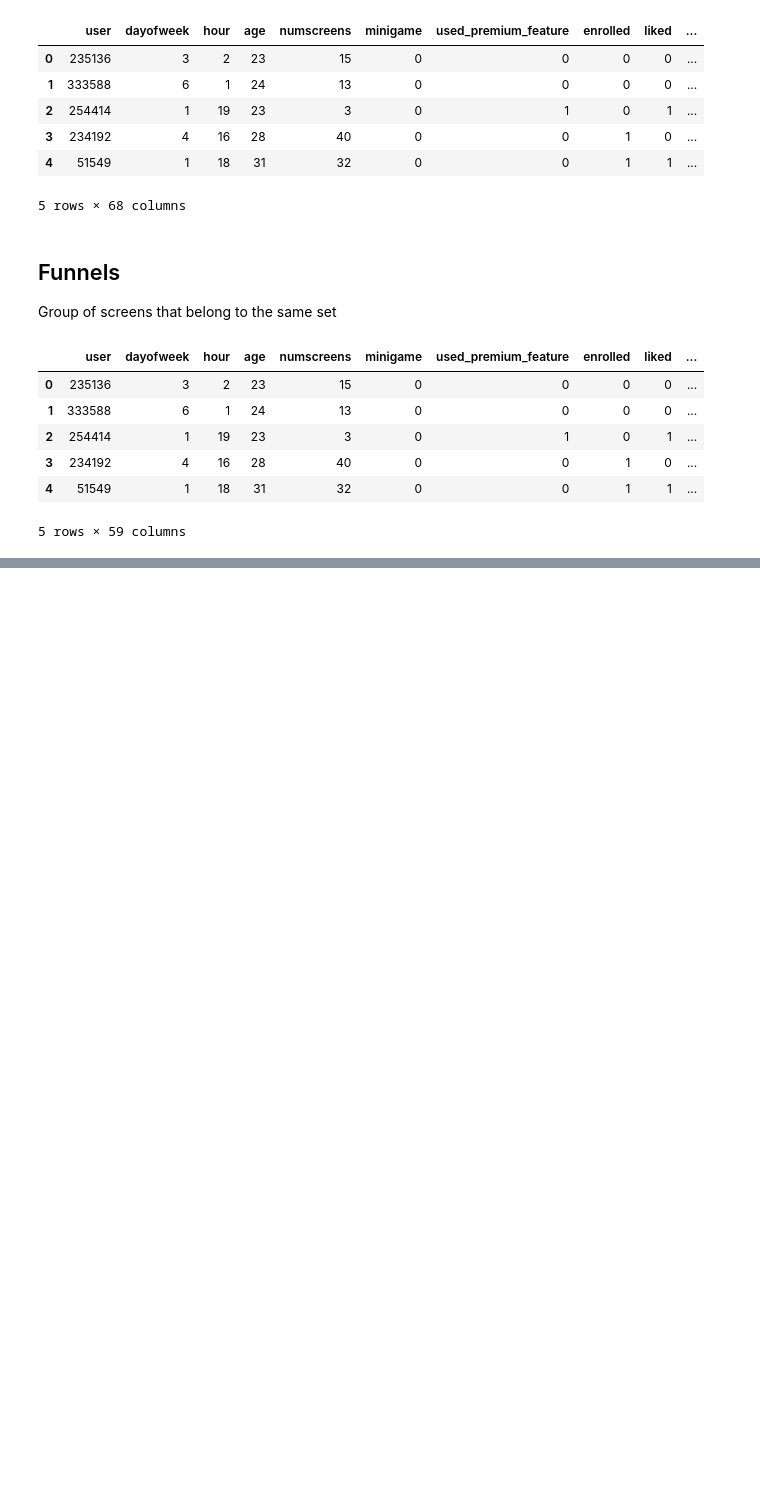
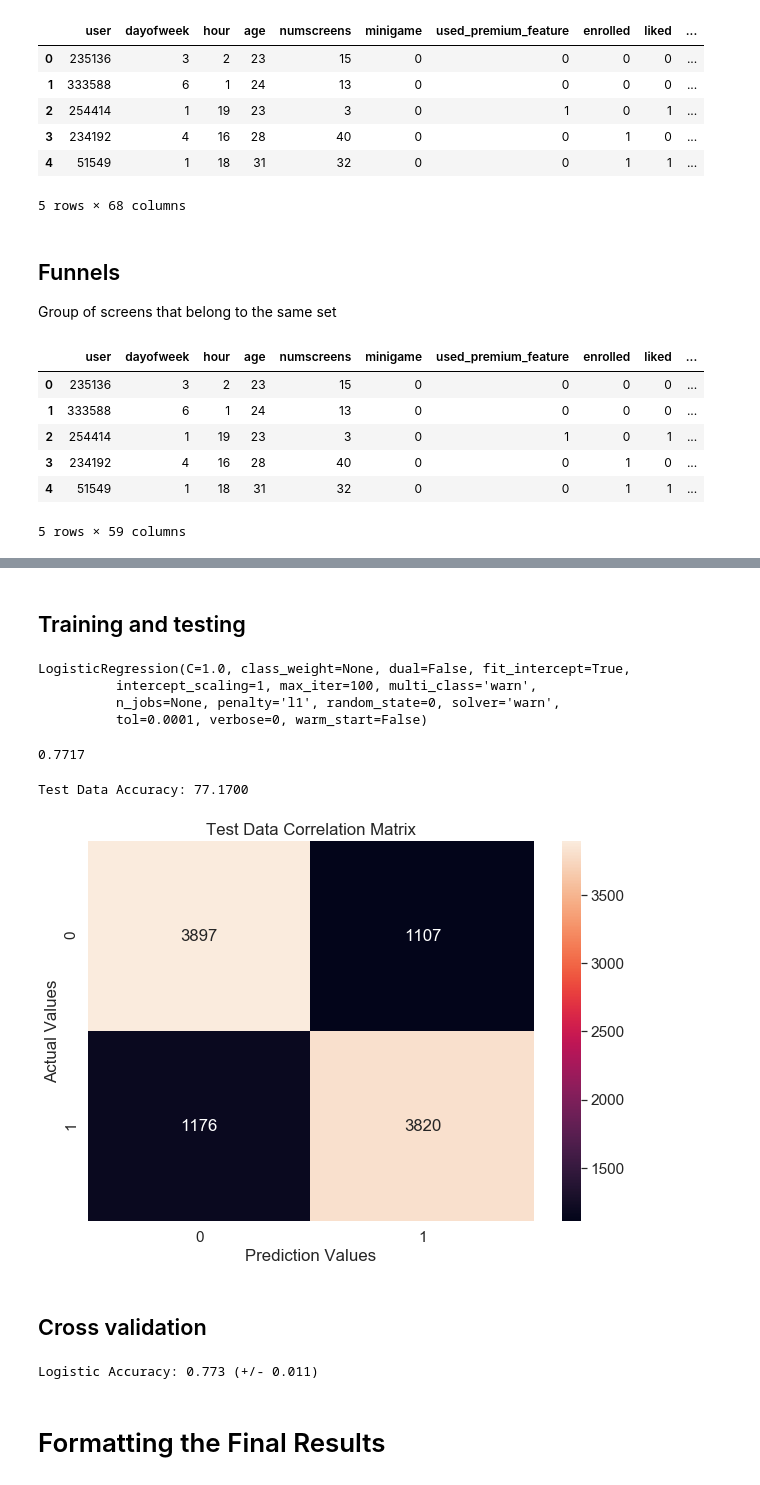
Before and after one commit to DGV1995/Curso-Practical-Machine-Learning, a Jupyter notebook: Notebooks/Customers.ipynb, the cells around one changed output, grey strips where cells are left out. Saved outputs shown, nothing was run; the diff lists cells and outputs as text; code cells hidden in the pictures; blank space fills up the shorter version.

```diff
--- a/Notebooks/Customers.ipynb
+++ b/Notebooks/Customers.ipynb
@@ -219,0 +306,2 @@ dataset.head()
+# %% [markdown]
+## Training and testing
@@ -219,0 +310,16 @@ dataset.head()
+# %%
+classifier = LogisticRegression(random_state=0, penalty="l1")
+# L1 penalization is very important in models ind which you are working with mobile app screens
+# %%
+classifier.fit(X_train_scaled, y_train)
+# %% [output]
+LogisticRegression(C=1.0, class_weight=None, dual=False, fit_intercept=True,
+          intercept_scaling=1, max_iter=100, multi_class='warn',
+          n_jobs=None, penalty='l1', random_state=0, solver='warn',
+          tol=0.0001, verbose=0, warm_start=False)
+# %%
+classifier.score(X_test_scaled, y_test)
+# %% [output]
+0.7717
+# %%
+y_pred = classifier.predict(X_test_scaled)
@@ -219,0 +328,21 @@ dataset.head()
+# %%
+cm = confusion_matrix(y_test, y_pred)
+accuracy = accuracy_score(y_test, y_pred)
+recall = recall_score(y_test, y_pred)
+f1 = f1_score(y_test, y_pred)
+# Recall = True positives / (True positives + false negatives)
+# %%
+cm_df = pd.DataFrame(cm, index=(0,1), columns=(0,1))
+
+plt.figure(figsize=(10,7))
+sns.set(font_scale=1.4)
+sns.heatmap(cm_df, annot=True, fmt="g")
+plt.xlabel("Prediction Values")
+plt.ylabel("Actual Values")
+plt.title("Test Data Correlation Matrix")
+print("Test Data Accuracy: {:.4f}".format(accurary*100))
+# %% [output]
+Test Data Accuracy: 77.1700
+[figure, added]
+# %% [markdown]
+## Cross validation
@@ -219,0 +351,7 @@ dataset.head()
+# %%
+accuracies = cross_val_score(estimator=classifier, X=X_train_scaled, y=y_train, cv=10)
+print("Logistic Accuracy: {:.3f} (+/- {:.3f})".format(accuracies.mean(), accuracies.std()*2))
+# %% [output]
+Logistic Accuracy: 0.773 (+/- 0.011)
+# %% [markdown]
+# Formatting the Final Results
```
Also changed, not shown: parts of 24 cells of this notebook.
